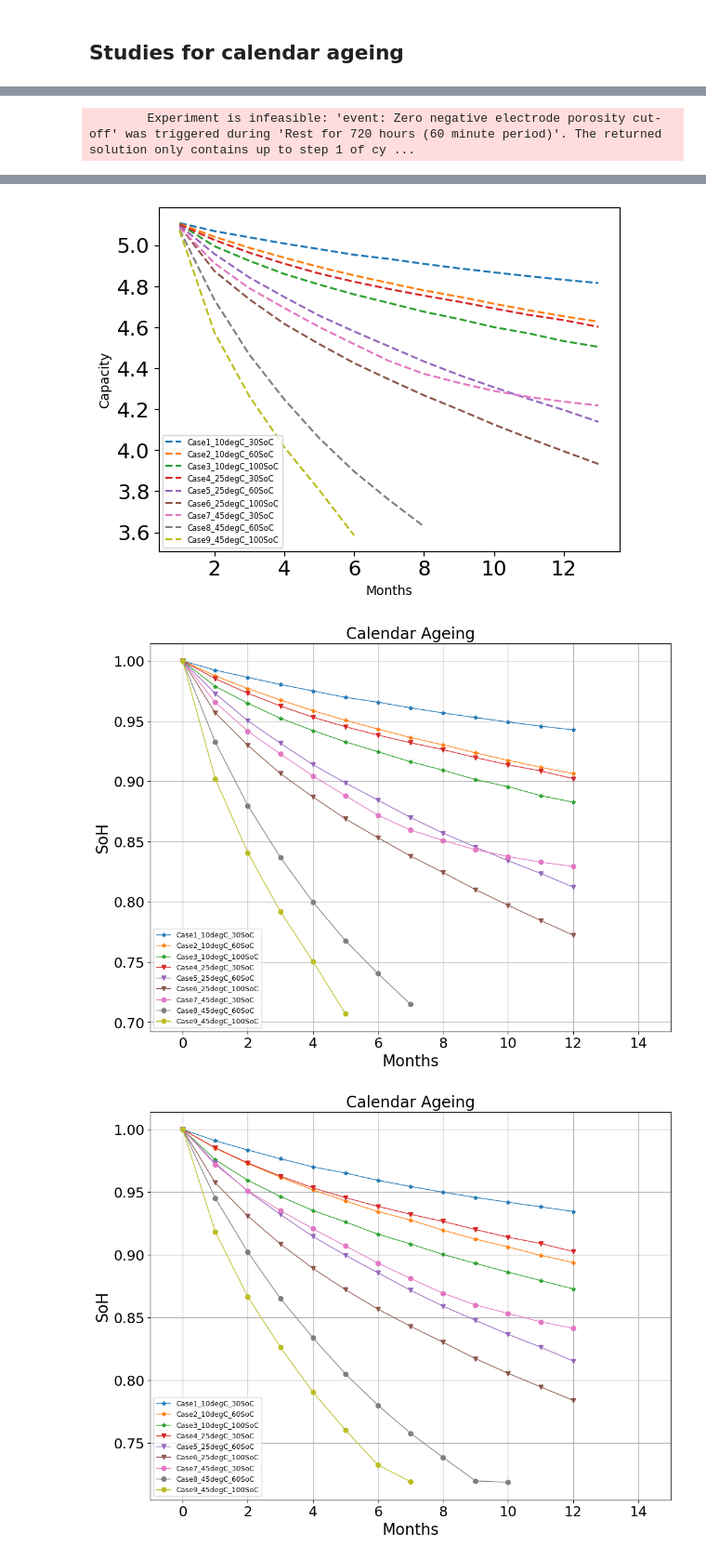
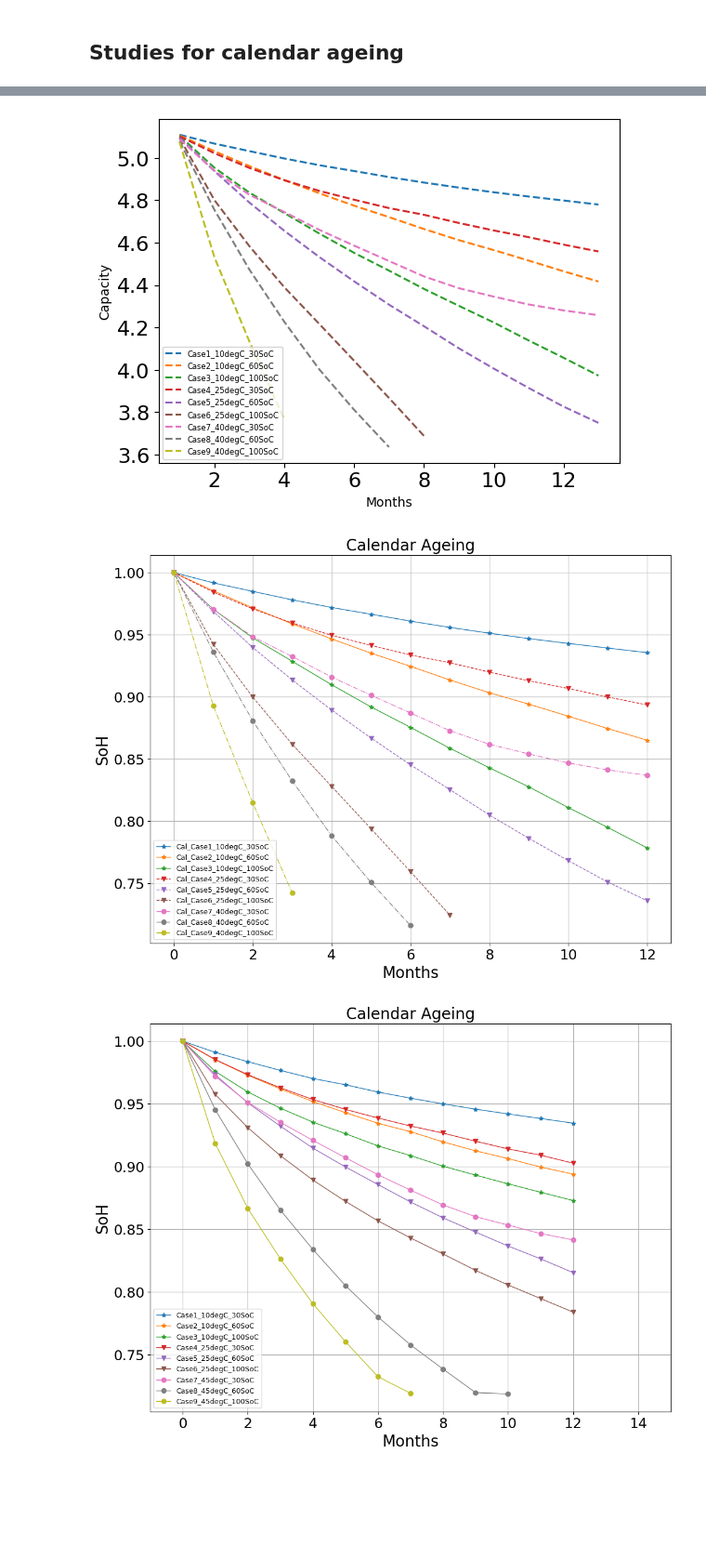
Before and after one commit to ganmadche/PyBaMMlocal, a Jupyter notebook: wip/paperKneedfn2026_calendarStudies.ipynb, the cells around one changed output, grey strips where cells are left out. Shown at 93% size. Drawn from its saved outputs; the diff is of its cells as text; code cells hidden in the pictures; blank space fills up the shorter version.

Commit message:
calendar ageing studies done with latest std500 param for the paper

```diff
--- a/wip/paperKneedfn2026_calendarStudies.ipynb
+++ b/wip/paperKneedfn2026_calendarStudies.ipynb
@@ -36,16 +15,0 @@ parameter_values.update({"SEI growth activation energy [J.mol-1]": 48000.0,
-# %%
-# LAM parameters update
-
-parameter_values.update({"Positive electrode LAM constant proportional term [s-1]": 0.1*0.5*1.5/3600,
-                         "Negative electrode LAM constant proportional term [s-1]": 0.5*0.5*1.5/3600,
-
-                         "Positive electrode LAM constant exponential term": 2.0*1.1,
-                         "Negative electrode LAM constant exponential term": 2.0*1.1,
-
-                         })
-# %%
-#Plating paremeters update
-parameter_values.update({
-                        "Lithium plating kinetic rate constant [m.s-1]": 1e-09*0.0001,
-
-                        })
@@ -56,7 +62,7 @@ current_directory
 # %%
 from itertools import product
 
-temp_list2 = [10, 25, 45]
+temp_list2 = [10, 25, 40]
 soc_list2 = [30, 60, 100]
 
 calendar_cases = list(product(temp_list2, soc_list2))
@@ -129,7 +135,7 @@ days_per_year = 365 #365
 months_per_year = 12
 years_for_sim = 1
 days_per_month = 30 #days
-termination_capacity = 70
+termination_capacity = 75
 time_per_cycle = 24/cycles_per_day #in hours
 #soc_upper_cutoff = 1
 #soc_lower_cutoff = 0
@@ -137,7 +143,7 @@ time_per_cycle = 24/cycles_per_day #in hours
 crate_ref = 0.1
 period_charge_discharge = 5
 period_rest = 60
-safe_solver = pybamm.IDAKLUSolver(options={"dt_max": 50}) #mode="safe", ,  dt_max= dt_max
+safe_solver = pybamm.IDAKLUSolver(options={"dt_max": 10}) #mode="safe", ,  dt_max= dt_max
 
 
 simcase_list = []
@@ -165,7 +171,7 @@ for n in range(len(df22)): #[4]
     #     model1 = model  #.set_initial_conditions_from(sol0)
     # else:
     exp0 = pybamm.Experiment([(f"Charge at {crate_ref}C until 4.2V", "Hold at 4.2V until 50 mA", f"Discharge at {crate_ref}C until {v0_soc_case}V")])
-    sim0 = pybamm.Simulation(model=model, parameter_values= parameter_values, experiment=exp0)
+    sim0 = pybamm.Simulation(model=model, parameter_values= parameter_values, experiment=exp0,solver=safe_solver)
     sol0 = sim0.solve()
     model1 = model.set_initial_conditions_from(sol0)
 
@@ -195,12 +201,31 @@ for n in range(len(df22)): #[4]
     sol1 = sim1.solve(showprogress=True, ) #save_at_cycles=50
     print("Took", sol1.solve_time)
 
+
     Q1 = sim1.solution.summary_variables["Capacity [A.h]"]
     cycle1 = sim1.solution.summary_variables["Cycle number"]
+    Qpl=  sim1.solution.summary_variables["Loss of capacity to negative lithium plating [A.h]"]
+
+    mlam_n = sim1.solution.summary_variables['Loss of active material in negative electrode [%]']
+    mlam_p = sim1.solution.summary_variables['Loss of active material in positive electrode [%]']
+    Qlli = sim1.solution.summary_variables['Loss of lithium inventory [%]']
+    Qside = sim1.solution.summary_variables["Total capacity lost to side reactions [A.h]"]
+    Qsei  = sim1.solution.summary_variables['Loss of capacity to negative SEI [A.h]']
+
+
     df2 = {}
     df2 = pd.DataFrame(df2)
-    df2["Months"] =cycle1/(steps_total)-1 #*days_per_month
+    df2["Months"] =cycle1-1 #*days_per_month
     df2["Capacity"] = Q1
+
+    df2["Cycle number"] =cycle1
+    df2["Capacity Retention"] = Q1/Q1[0]
+    df2["LAMpe_per"] =mlam_p
+    df2["LAMne_per"] =mlam_n
+    df2["Qsei"] = Qsei
+    df2["Qpl"] = Qpl
+    df2["LLIp"] = Qlli
+    df2["Qside"] = Qside
     df2.to_csv(f"{current_directory}/paperstudies2026/calendarStudies/Case{simcase}_{tempC_case}degC_{soc_case*100}SoC_{days_per_month}calendardays_percycle.csv")
 
     plt.plot(cycle1/(steps_total),Q1,"--", label =f"Case{simcase}_{tempC_case}degC_{int(soc_case*100)}SoC")
@@ -232 +256,0 @@ Took 5.500 s
-        Experiment is infeasible: 'event: Zero negative electrode porosity cut-off' was triggered during 'Rest for 720 hours (60 minute period)'. The returned solution only contains up to step 1 of cy ...
@@ -234,4 +257,4 @@ Took 3.940 s
-[figure, old version]
+[figure, new version]
 # %%
 df3 = pd.read_csv(f"{current_directory}/paperstudies2026/calendarStudies/Cases_for_Calendar_ageing.csv")
 cycles_per_day =1
@@ -256,7 +279,7 @@ for m in range(3): #33,49, #range(27,54):#: #range(5): #
     soc_case = df3["SoC"][n]*0.01
 
     df4 = pd.read_csv(f"{current_directory}/paperstudies2026/calendarStudies/Case{simcase}_{tempC_case}degC_{soc_case*100}SoC_{days_per_month}calendardays_percycle.csv")
-    plt.plot(df4["Months"], df4["Capacity"]/ df4["Capacity"][0]*1,marker='*', markevery=1,linewidth=1, label =f"Case{simcase}_{tempC_case}degC_{int(soc_case*100)}SoC")
+    plt.plot(df4["Months"], df4["Capacity"]/ df4["Capacity"][0]*1,marker='*', markevery=1,linewidth=1, label =f"Cal_Case{simcase}_{tempC_case}degC_{int(soc_case*100)}SoC")
 
 for m in range(3,6): #33,49, #range(27,54):#: #range(5): #
 
@@ -267,7 +290,7 @@ for m in range(3,6): #33,49, #range(27,54):#: #range(5): #
     soc_case = df3["SoC"][n]*0.01
 
     df4 = pd.read_csv(f"{current_directory}/paperstudies2026/calendarStudies/Case{simcase}_{tempC_case}degC_{soc_case*100}SoC_{days_per_month}calendardays_percycle.csv")
-    plt.plot(df4["Months"], df4["Capacity"]/df4["Capacity"][0]*1,marker='v', markevery=1,linewidth=1, label =f"Case{simcase}_{tempC_case}degC_{int(soc_case*100)}SoC")
+    plt.plot(df4["Months"], df4["Capacity"]/df4["Capacity"][0]*1,ls='--',marker='v', markevery=1,linewidth=1, label =f"Cal_Case{simcase}_{tempC_case}degC_{int(soc_case*100)}SoC")
 
 for m in range(6,9): #33,49, #range(27,54):#: #range(5): #
 
@@ -278,7 +301,7 @@ for m in range(6,9): #33,49, #range(27,54):#: #range(5): #
     soc_case = df3["SoC"][n]*0.01
 
     df4 = pd.read_csv(f"{current_directory}/paperstudies2026/calendarStudies/Case{simcase}_{tempC_case}degC_{soc_case*100}SoC_{days_per_month}calendardays_percycle.csv")
-    plt.plot(df4["Months"], df4["Capacity"]/df4["Capacity"][0]*1,marker='o', markevery=1,linewidth=1, label =f"Case{simcase}_{tempC_case}degC_{int(soc_case*100)}SoC")
+    plt.plot(df4["Months"], df4["Capacity"]/df4["Capacity"][0]*1,ls='-.',marker='o', markevery=1,linewidth=1, label =f"Cal_Case{simcase}_{tempC_case}degC_{int(soc_case*100)}SoC")
 
 # for m in [59,65,67,69,71,77,81]: #range(27,54):#: #range(5): #
 #     b= b+1
@@ -295,14 +318,14 @@ plt.xlabel('Months',fontsize=20)
 plt.ylabel('SoH',fontsize=20)
 plt.title('Calendar Ageing',fontsize=20)
 #plt.ylim([0.6, 1.05])
-plt.xlim([-1, 15])
+#plt.xlim([-1, 14])
 plt.legend(fontsize=9)
 plt.xticks(fontsize=18)
 plt.yticks(fontsize=18)
 plt.grid(True)
 plt.show()
 # %% [output]
-[figure, old version]
+[figure, new version]
 # %%
 df3 = pd.read_csv(f"{current_directory}/paperstudies2026/calendarStudies/Cases_for_Calendar_ageing.csv")
 cycles_per_day =1
```
Also changed, not shown: parts of 9 cells of this notebook.
